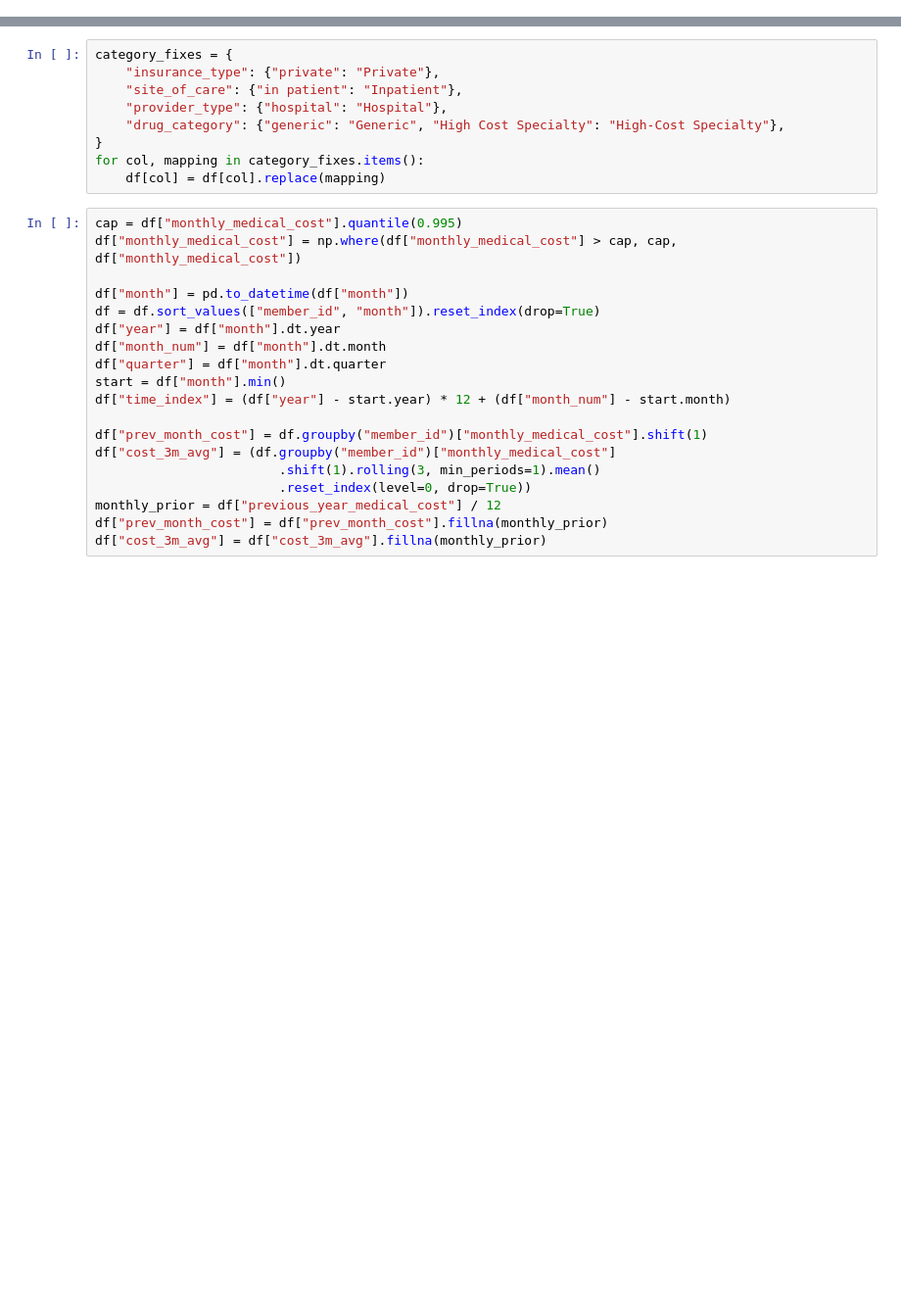
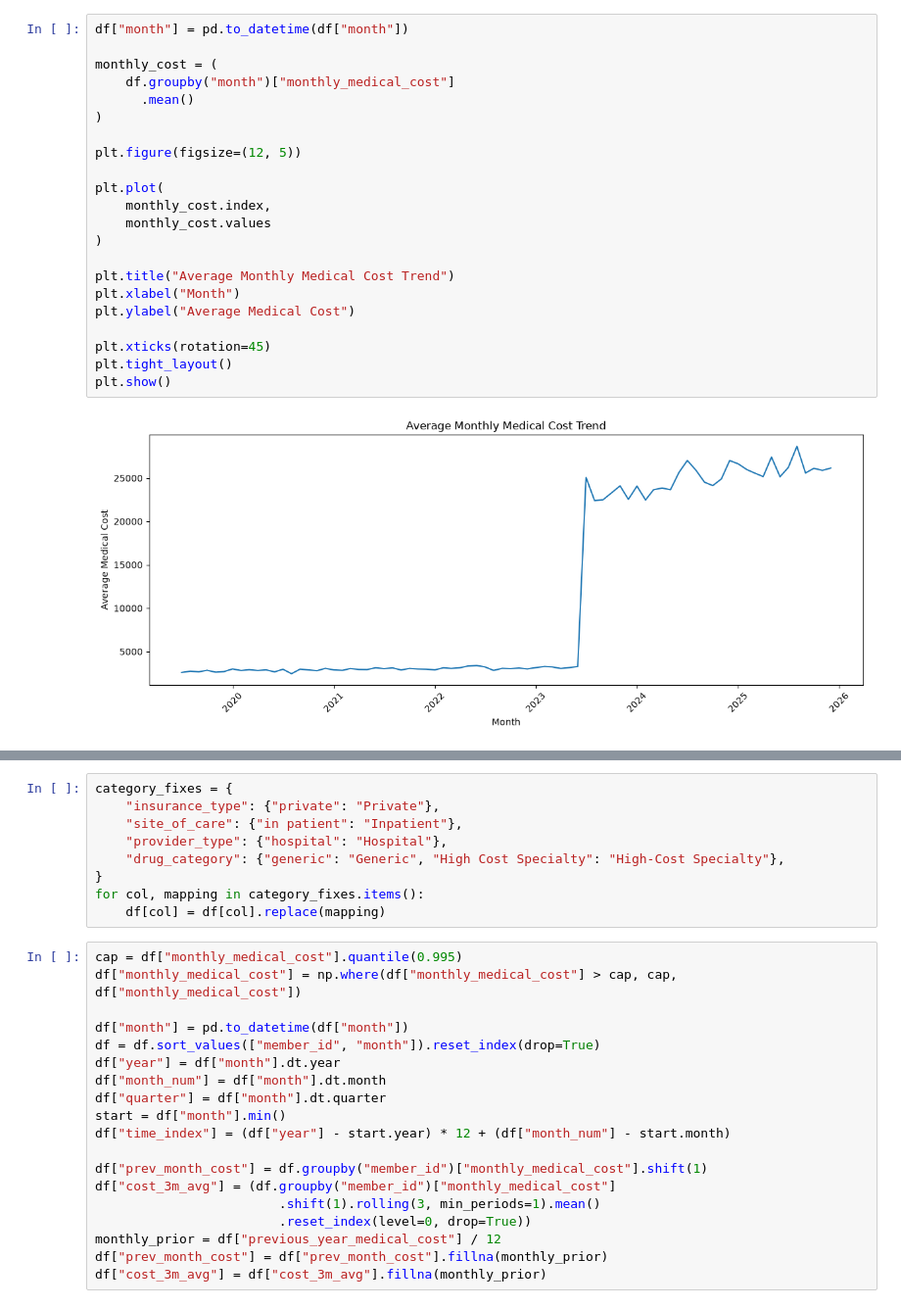
Before and after one commit to Satya280805/medical-cost-trend-and-cost-advisor, a Jupyter notebook: ens.ipynb, the cells around one changed output, grey strips where cells are left out. Shown at 98% size. Cells and saved outputs as stored; diff of their text form; blank space fills up the shorter version.

```diff
--- a/ens.ipynb
+++ b/ens.ipynb
@@ -30,0 +127,24 @@ memory usage: 3.9+ MB
+# %%
+df["month"] = pd.to_datetime(df["month"])
+
+monthly_cost = (
+    df.groupby("month")["monthly_medical_cost"]
+      .mean()
+)
+
+plt.figure(figsize=(12, 5))
+
+plt.plot(
+    monthly_cost.index,
+    monthly_cost.values
+)
+
+plt.title("Average Monthly Medical Cost Trend")
+plt.xlabel("Month")
+plt.ylabel("Average Medical Cost")
+
+plt.xticks(rotation=45)
+plt.tight_layout()
+plt.show()
+# %% [output]
+[figure, added]
```
Also changed, not shown: parts of 25 cells of this notebook, 14 other files.
